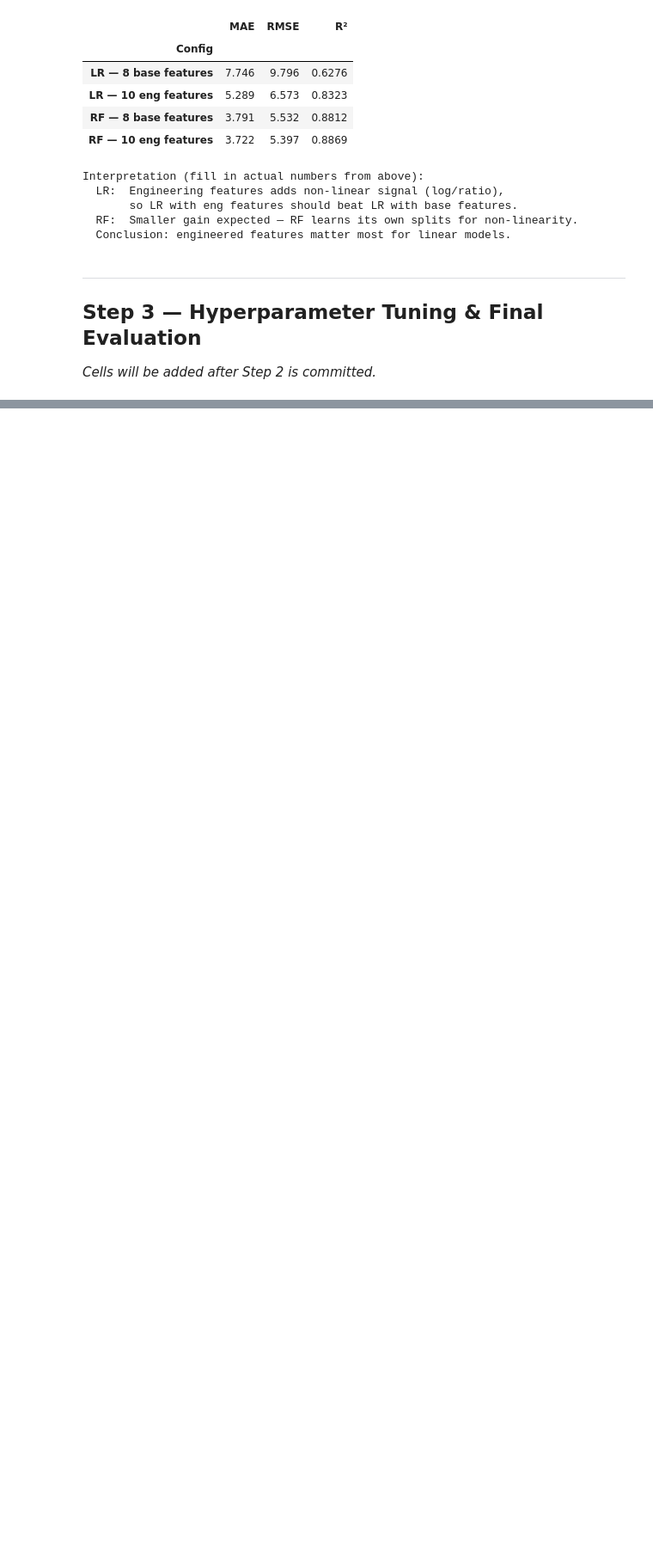
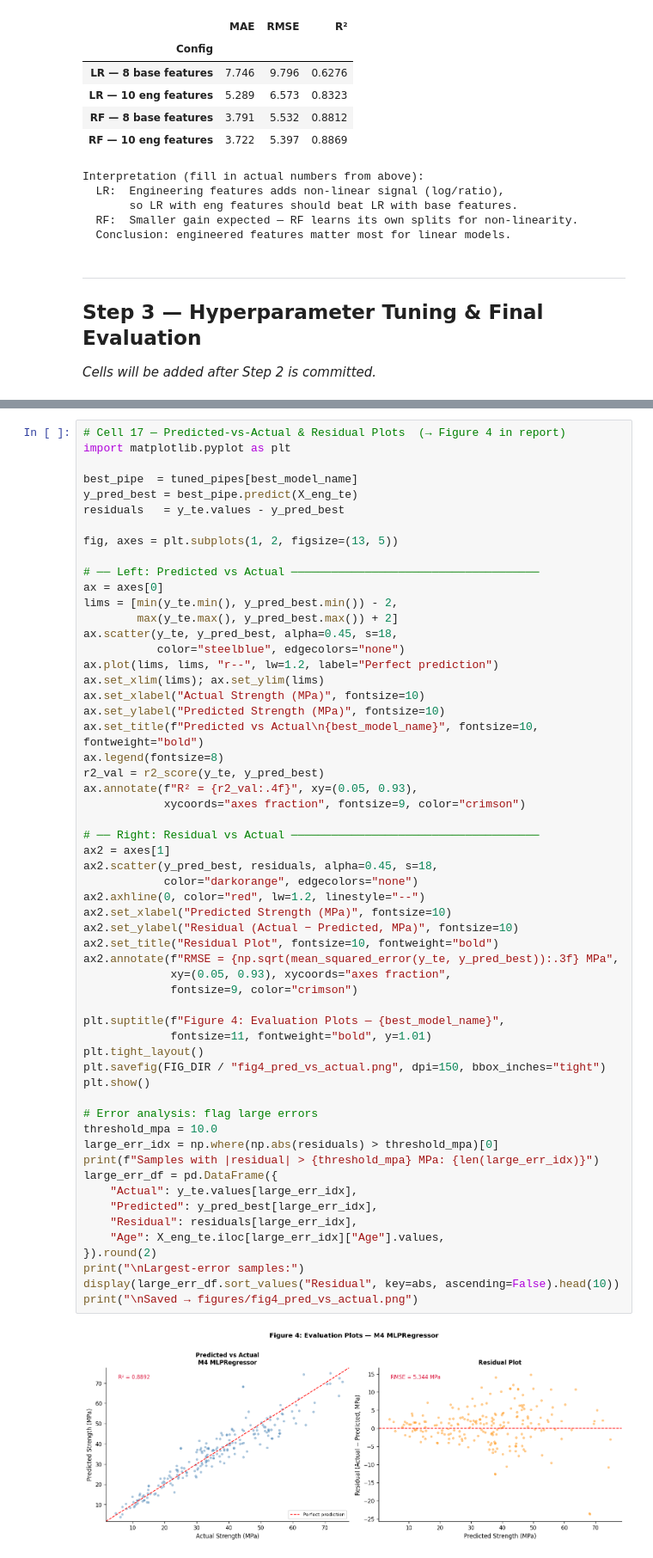
Before and after one commit to iman758/Introduction-to-AI-, a Jupyter notebook: A2_Concrete_Strength/A2_notebook.ipynb, the cells around one changed output, grey strips where cells are left out. Shown at 86% size. Cells and saved outputs as stored; diff of their text form; blank space fills up the shorter version.

Commit message:
A2: GridSearchCV tuning, final test-set evaluation, residual and importance plots

```diff
--- a/A2_Concrete_Strength/A2_notebook.ipynb
+++ b/A2_Concrete_Strength/A2_notebook.ipynb
@@ -633,0 +819,59 @@ Interpretation (fill in actual numbers from above):
+# %%
+# Cell 17 — Predicted-vs-Actual & Residual Plots  (→ Figure 4 in report)
+import matplotlib.pyplot as plt
+
+best_pipe  = tuned_pipes[best_model_name]
+y_pred_best = best_pipe.predict(X_eng_te)
+residuals   = y_te.values - y_pred_best
+
+fig, axes = plt.subplots(1, 2, figsize=(13, 5))
+
+# ── Left: Predicted vs Actual ─────────────────────────────────────
+ax = axes[0]
+lims = [min(y_te.min(), y_pred_best.min()) - 2,
+        max(y_te.max(), y_pred_best.max()) + 2]
+ax.scatter(y_te, y_pred_best, alpha=0.45, s=18,
+           color="steelblue", edgecolors="none")
+ax.plot(lims, lims, "r--", lw=1.2, label="Perfect prediction")
+ax.set_xlim(lims); ax.set_ylim(lims)
+ax.set_xlabel("Actual Strength (MPa)", fontsize=10)
+ax.set_ylabel("Predicted Strength (MPa)", fontsize=10)
+ax.set_title(f"Predicted vs Actual\n{best_model_name}", fontsize=10, fontweight="bold")
+ax.legend(fontsize=8)
+r2_val = r2_score(y_te, y_pred_best)
+ax.annotate(f"R² = {r2_val:.4f}", xy=(0.05, 0.93),
+            xycoords="axes fraction", fontsize=9, color="crimson")
+
+# ── Right: Residual vs Actual ─────────────────────────────────────
+ax2 = axes[1]
+ax2.scatter(y_pred_best, residuals, alpha=0.45, s=18,
+            color="darkorange", edgecolors="none")
+ax2.axhline(0, color="red", lw=1.2, linestyle="--")
+ax2.set_xlabel("Predicted Strength (MPa)", fontsize=10)
+ax2.set_ylabel("Residual (Actual − Predicted, MPa)", fontsize=10)
+ax2.set_title("Residual Plot", fontsize=10, fontweight="bold")
+ax2.annotate(f"RMSE = {np.sqrt(mean_squared_error(y_te, y_pred_best)):.3f} MPa",
+             xy=(0.05, 0.93), xycoords="axes fraction",
+             fontsize=9, color="crimson")
+
+plt.suptitle(f"Figure 4: Evaluation Plots — {best_model_name}",
+             fontsize=11, fontweight="bold", y=1.01)
+plt.tight_layout()
+plt.savefig(FIG_DIR / "fig4_pred_vs_actual.png", dpi=150, bbox_inches="tight")
+plt.show()
+
+# Error analysis: flag large errors
+threshold_mpa = 10.0
+large_err_idx = np.where(np.abs(residuals) > threshold_mpa)[0]
+print(f"Samples with |residual| > {threshold_mpa} MPa: {len(large_err_idx)}")
+large_err_df = pd.DataFrame({
+    "Actual": y_te.values[large_err_idx],
+    "Predicted": y_pred_best[large_err_idx],
+    "Residual": residuals[large_err_idx],
+    "Age": X_eng_te.iloc[large_err_idx]["Age"].values,
+}).round(2)
+print("\nLargest-error samples:")
+display(large_err_df.sort_values("Residual", key=abs, ascending=False).head(10))
+print("\nSaved → figures/fig4_pred_vs_actual.png")
+# %% [output]
+[figure, added]
```
Also changed, not shown: parts of 7 cells of this notebook, 2 other files.
